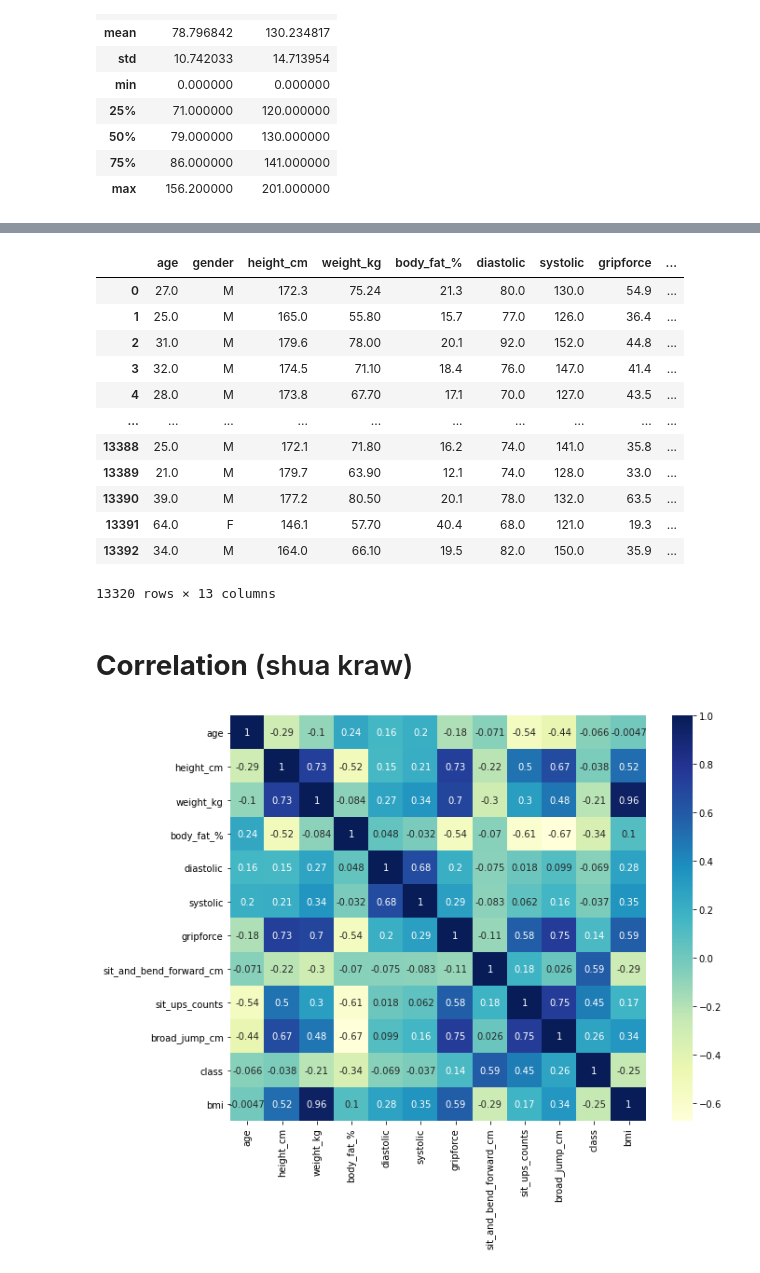
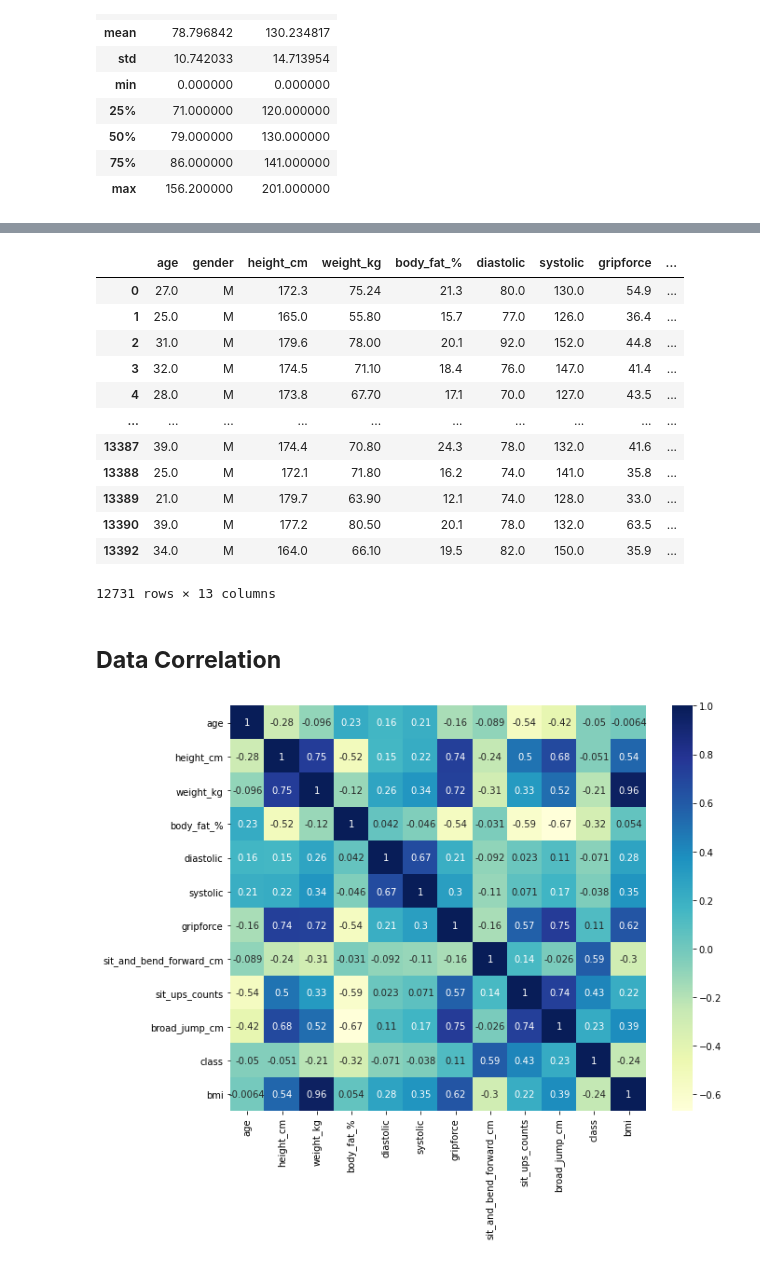
Before and after one commit to kookwangs/DataMiningProject, a Jupyter notebook: project_preprocess.ipynb, the cells around one changed output, grey strips where cells are left out. Cells and saved outputs as stored; diff of their text form; code cells hidden in the pictures.

```diff
--- a/project_preprocess.ipynb
+++ b/project_preprocess.ipynb
@@ -44,25 +46,26 @@ data.describe()[['diastolic', 'systolic']]
 | 75% | 86.000000 | 141.000000 |
 | max | 156.200000 | 201.000000 |
 # %%
-# Find outlier and remove records that have noisy values
-
 import numpy as np
 
-dias = data['diastolic']
-q1, q3 = np.percentile(dias, [25, 75])
-iqr = q3 - q1
-lower_bound = q1 - 1.5*iqr
-upper_bound = q3 + 1.5*iqr
+def remove_outlier(data, attr):
+    a = data[attr]
+    q1, q3 = np.percentile(a, [25, 75])
+    iqr = q3 - q1
+    lower_bound = q1 - 1.5*iqr
+    upper_bound = q3 + 1.5*iqr
 
-data = data[(data['diastolic'] >= lower_bound) & (data['diastolic'] <= upper_bound)]
-
-sys = data['systolic']
-q1, q3 = np.percentile(sys, [25, 75])
-iqr = q3 - q1
-lower_bound = q1 - 1.5*iqr
-upper_bound = q3 + 1.5*iqr
-
-data = data[(data['systolic'] >= lower_bound) & (data['systolic'] <= upper_bound)]
+    return data[(data[attr] >= lower_bound) & (data[attr] <= upper_bound)]
+# %%
+# Find outlier and remove records that have noisy values
+
+data = remove_outlier(data, 'diastolic')
+data = remove_outlier(data, 'systolic')
+data = remove_outlier(data, 'body fat_%')
+data = remove_outlier(data, 'gripForce')
+data = remove_outlier(data, 'sit and bend forward_cm')
+data = remove_outlier(data, 'sit-ups counts')
+data = remove_outlier(data, 'broad jump_cm')
 # %%
 data
 # %% [output]
@@ -116,26 +119,26 @@ data
 | 3 | 32.0 | M | 174.5 | 71.10 | 18.4 | 76.0 | 147.0 | 41.4 | ... |
 | 4 | 28.0 | M | 173.8 | 67.70 | 17.1 | 70.0 | 127.0 | 43.5 | ... |
 | ... | ... | ... | ... | ... | ... | ... | ... | ... | ... |
+| 13387 | 39.0 | M | 174.4 | 70.80 | 24.3 | 78.0 | 132.0 | 41.6 | ... |
 | 13388 | 25.0 | M | 172.1 | 71.80 | 16.2 | 74.0 | 141.0 | 35.8 | ... |
 | 13389 | 21.0 | M | 179.7 | 63.90 | 12.1 | 74.0 | 128.0 | 33.0 | ... |
 | 13390 | 39.0 | M | 177.2 | 80.50 | 20.1 | 78.0 | 132.0 | 63.5 | ... |
-| 13391 | 64.0 | F | 146.1 | 57.70 | 40.4 | 68.0 | 121.0 | 19.3 | ... |
 | 13392 | 34.0 | M | 164.0 | 66.10 | 19.5 | 82.0 | 150.0 | 35.9 | ... |
-13320 rows × 13 columns
+12731 rows × 13 columns
 # %% [markdown]
-# **Correlation** (shua kraw)
+## **Data Correlation**
 # %%
-import matplotlib.pyplot as mp
+import matplotlib.pyplot as plt
 import seaborn as sb
 
 # Factorize class before find corr
 data_temp = data.copy()
 data_temp['class'] = data_temp['class'].replace(['A', 'B', 'C', 'D'], [4, 3, 2, 1])
 
 data_temp.corr()
-mp.rcParams["figure.figsize"] = [10,8]
+plt.rcParams["figure.figsize"] = [10,8]
 dataplot = sb.heatmap(data_temp.corr(), cmap="YlGnBu", annot=True)
 
-mp.show()
+plt.show()
 # %% [output]
-[figure, old version]
+[figure, new version]
```
Also changed, not shown: parts of 6 cells of this notebook, 14 other files.
